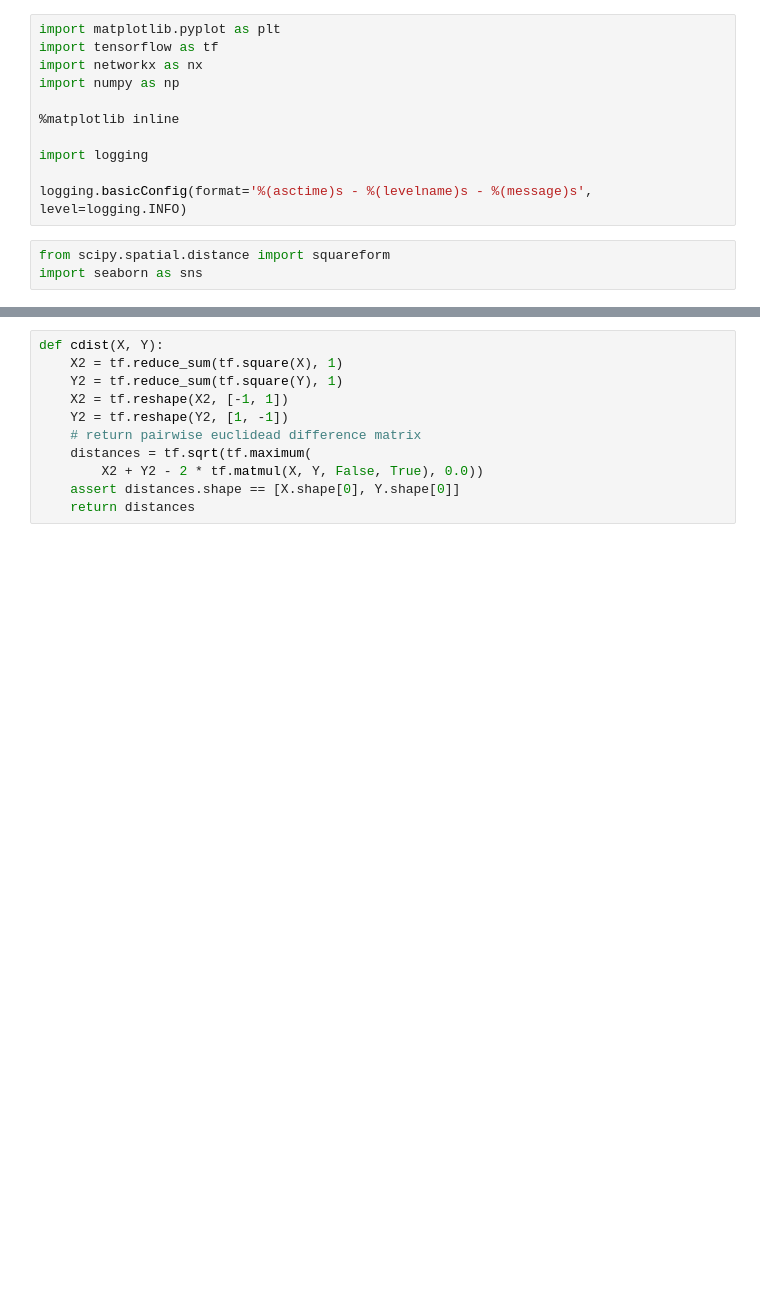
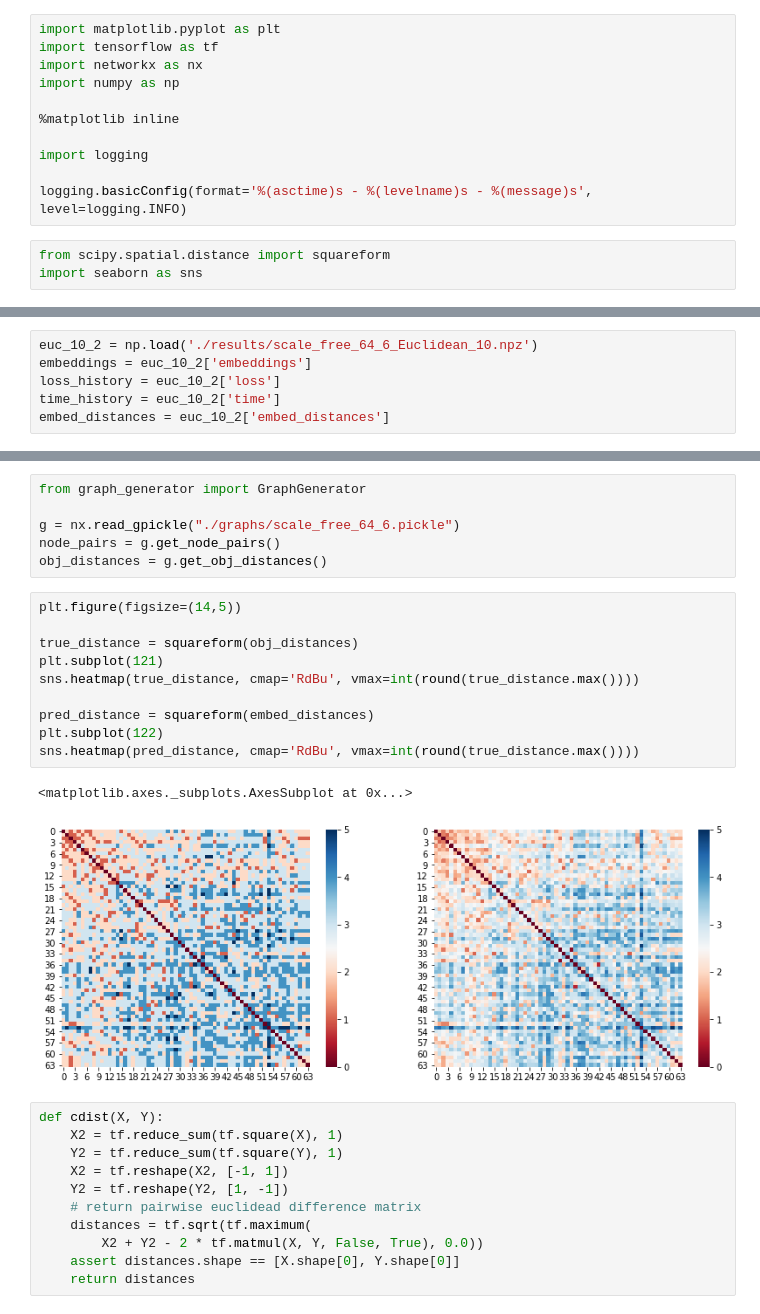
Before and after one commit to svenhsia/Entropic-Wasserstein-Embedding, a Jupyter notebook: main.ipynb, the cells around one changed output, grey strips where cells are left out. Drawn from its saved outputs; the diff is of its cells as text; blank space fills up the shorter version.

```diff
--- a/main.ipynb
+++ b/main.ipynb
@@ -14,0 +93,6 @@ import seaborn as sns
+# %%
+euc_10_2 = np.load('./results/scale_free_64_6_Euclidean_10.npz')
+embeddings = euc_10_2['embeddings']
+loss_history = euc_10_2['loss']
+time_history = euc_10_2['time']
+embed_distances = euc_10_2['embed_distances']
@@ -15,3 +122,22 @@ import seaborn as sns
+# %%
+from graph_generator import GraphGenerator
+
+g = nx.read_gpickle("./graphs/scale_free_64_6.pickle")
+node_pairs = g.get_node_pairs()
+obj_distances = g.get_obj_distances()
+# %%
+plt.figure(figsize=(14,5))
+
+true_distance = squareform(obj_distances)
+plt.subplot(121)
+sns.heatmap(true_distance, cmap='RdBu', vmax=int(round(true_distance.max())))
+
+pred_distance = squareform(embed_distances)
+plt.subplot(122)
+sns.heatmap(pred_distance, cmap='RdBu', vmax=int(round(true_distance.max())))
+# %% [output]
+<matplotlib.axes._subplots.AxesSubplot at 0x...>
+[figure, added]
 # %%
 def cdist(X, Y):
     X2 = tf.reduce_sum(tf.square(X), 1)
```
Also changed, not shown: parts of 4 cells of this notebook, 1 other file.
